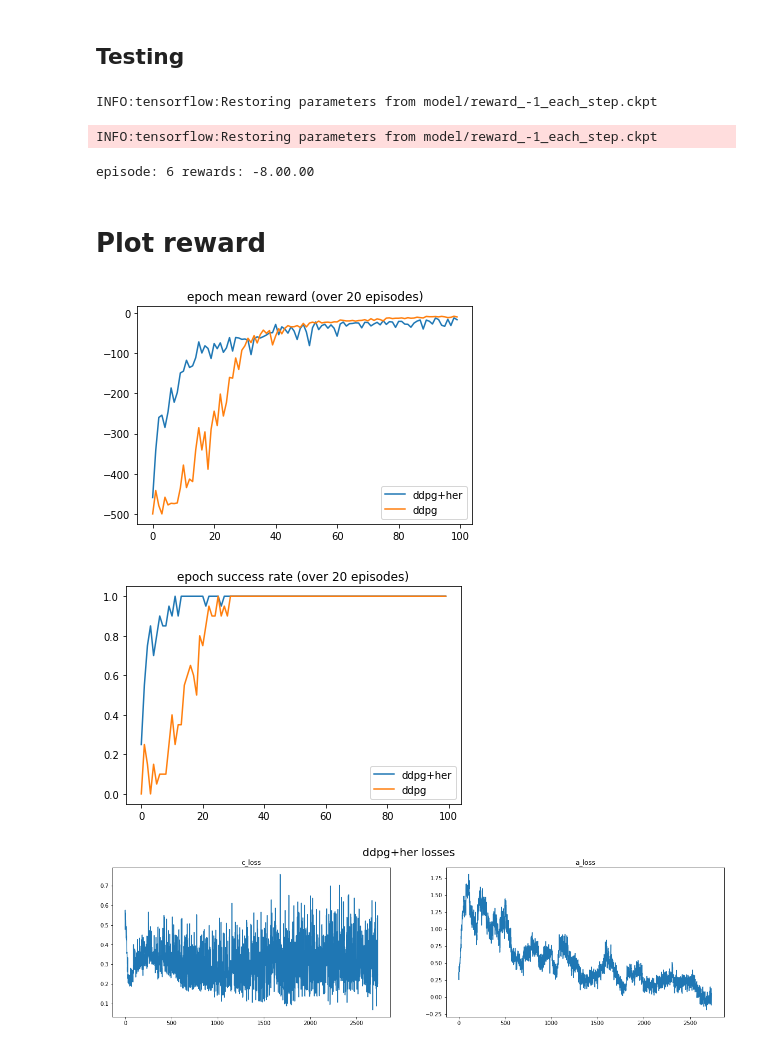
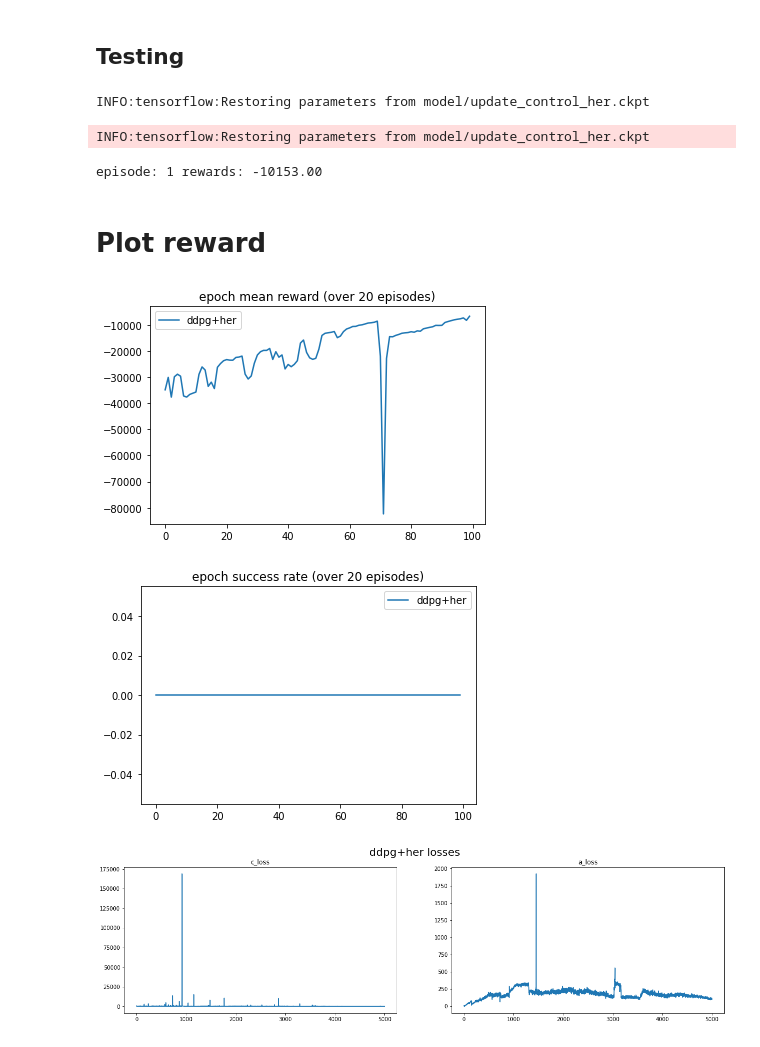
Before and after one commit to univirlab/Reinforcement-Learning, a Jupyter notebook: Unity Project Articulations Robot/Python Scripts and Build/tf_compat wo print.ipynb, the cells around one changed output. Drawn from its saved outputs; the diff is of its cells as text; code cells hidden in the pictures.

Commit message:
control update, action is angles

```diff
--- a/Unity Project Articulations Robot/Python Scripts and Build/tf_compat wo print.ipynb
+++ b/Unity Project Articulations Robot/Python Scripts and Build/tf_compat wo print.ipynb
@@ -205,8 +205,8 @@ def reward_func(state, goal):
 # %% [markdown]
 # DDPG agent
 # %%
-agent = DDPGAgent(state_size= state_size - 3, action_size=action_size, goal_size=3, action_high=1,
-                  action_low=-1, actor_learning_rate=1e-3, critic_learning_rate=1e-3,
+agent = DDPGAgent(state_size= state_size - 3, action_size=action_size, goal_size=3, action_high=90,
+                  action_low=-90, actor_learning_rate=1e-3, critic_learning_rate=1e-3,
                   tau=0.1
                  )
 variance=5
@@ -417,7 +417,7 @@ agent.saver.save(agent.sess, "model/reward_-1_each_step_without_her.ckpt");
 n_episodes = 20
 
 test_rewards = []
-agent.saver.restore(agent.sess, "model/reward_-1_each_step.ckpt")
+agent.saver.restore(agent.sess, "model/update_control_her.ckpt")
 for i_episode in range(n_episodes):
 
     env.reset()
@@ -463,27 +463,27 @@ for i_episode in range(n_episodes):
             test_rewards += [r]
             break
 # %% [output]
-INFO:tensorflow:Restoring parameters from model/reward_-1_each_step.ckpt
+INFO:tensorflow:Restoring parameters from model/update_control_her.ckpt
-INFO:tensorflow:Restoring parameters from model/reward_-1_each_step.ckpt
+INFO:tensorflow:Restoring parameters from model/update_control_her.ckpt
-episode: 6 rewards: -8.00.00
+episode: 1 rewards: -10153.00
 # %% [markdown]
 # Plot reward
 # %%
 plt.plot(ep_mean_r, label="ddpg+her")
-plt.plot(ep_mean_r_without_her, label="ddpg")
+#plt.plot(ep_mean_r_without_her, label="ddpg")
 plt.legend()
 plt.title("epoch mean reward (over 20 episodes)")
 plt.show()
 # %% [output]
-[figure, old version]
+[figure, new version]
 # %%
 plt.plot(success_rate, label="ddpg+her")
-plt.plot(success_rate_without_her, label="ddpg")
+#plt.plot(success_rate_without_her, label="ddpg")
 plt.legend()
 plt.title("epoch success rate (over 20 episodes)")
 plt.show()
 # %% [output]
-[figure, old version]
+[figure, new version]
 # %%
 plt.subplots(figsize=(20,5))
 plt.suptitle('ddpg+her losses', size=20)
@@ -495,7 +495,7 @@ plt.title('a_loss')
 plt.plot(a_losses)
 plt.show()
 # %% [output]
-[figure, old version]
+[figure, new version]
 # %%
 plt.subplots(figsize=(20,5))
 plt.suptitle('ddpg losses', size=20)
```
Also changed, not shown: parts of 8 cells of this notebook, 45 other files.
